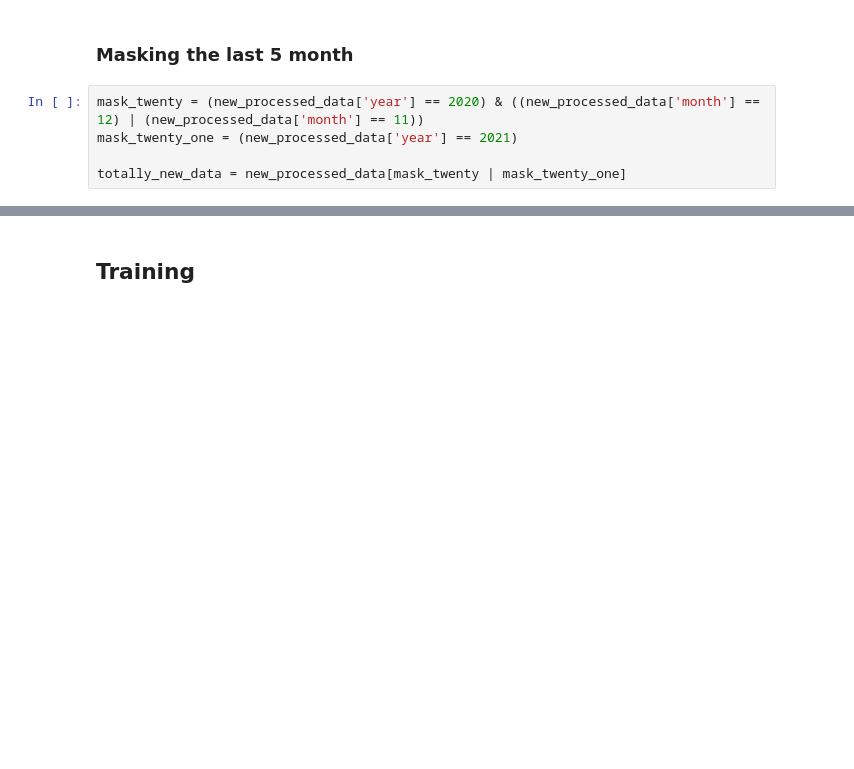
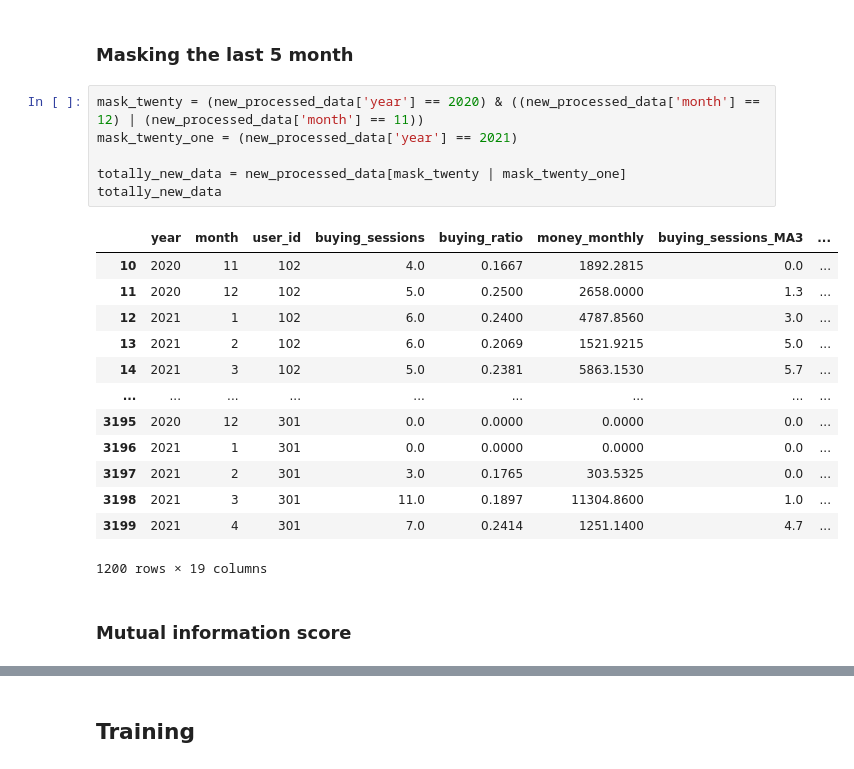
Before and after one commit to amasiukevich/IUM_shop, a Jupyter notebook: FinalPipeline.ipynb, the cells around one changed output, grey strips where cells are left out. Saved outputs shown, nothing was run; the diff lists cells and outputs as text; blank space fills up the shorter version.

Commit message:
add mutuali information score instead correlation

```diff
--- a/FinalPipeline.ipynb
+++ b/FinalPipeline.ipynb
@@ -338,7 +339,24 @@ new_processed_data
 # %%
 mask_twenty = (new_processed_data['year'] == 2020) & ((new_processed_data['month'] == 12) | (new_processed_data['month'] == 11))
 mask_twenty_one = (new_processed_data['year'] == 2021)
 
 totally_new_data = new_processed_data[mask_twenty | mask_twenty_one]
+totally_new_data
+# %% [output]
+|  | year | month | user_id | buying_sessions | buying_ratio | money_monthly | buying_sessions_MA3 | ... |
+| 10 | 2020 | 11 | 102 | 4.0 | 0.1667 | 1892.2815 | 0.0 | ... |
+| 11 | 2020 | 12 | 102 | 5.0 | 0.2500 | 2658.0000 | 1.3 | ... |
+| 12 | 2021 | 1 | 102 | 6.0 | 0.2400 | 4787.8560 | 3.0 | ... |
+| 13 | 2021 | 2 | 102 | 6.0 | 0.2069 | 1521.9215 | 5.0 | ... |
+| 14 | 2021 | 3 | 102 | 5.0 | 0.2381 | 5863.1530 | 5.7 | ... |
+| ... | ... | ... | ... | ... | ... | ... | ... | ... |
+| 3195 | 2020 | 12 | 301 | 0.0 | 0.0000 | 0.0000 | 0.0 | ... |
+| 3196 | 2021 | 1 | 301 | 0.0 | 0.0000 | 0.0000 | 0.0 | ... |
+| 3197 | 2021 | 2 | 301 | 3.0 | 0.1765 | 303.5325 | 0.0 | ... |
+| 3198 | 2021 | 3 | 301 | 11.0 | 0.1897 | 11304.8600 | 1.0 | ... |
+| 3199 | 2021 | 4 | 301 | 7.0 | 0.2414 | 1251.1400 | 4.7 | ... |
+1200 rows × 19 columns
+# %% [markdown]
+### Mutual information score
 # %%
 totally_new_data.drop(['year', 'month', 'user_id', 'buying_sessions', 'buying_ratio'], axis=1, inplace=True)
```
Also changed, not shown: parts of 6 cells of this notebook.
